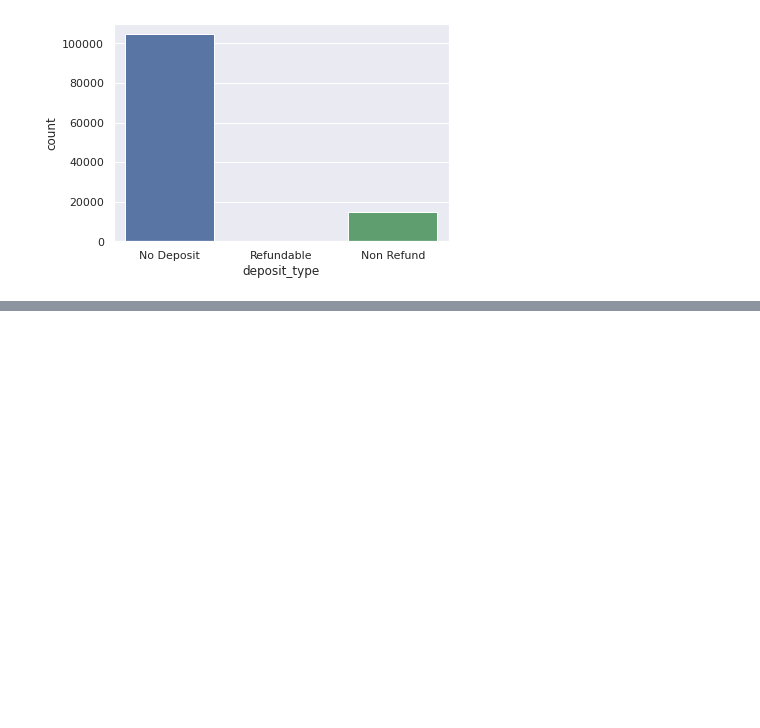
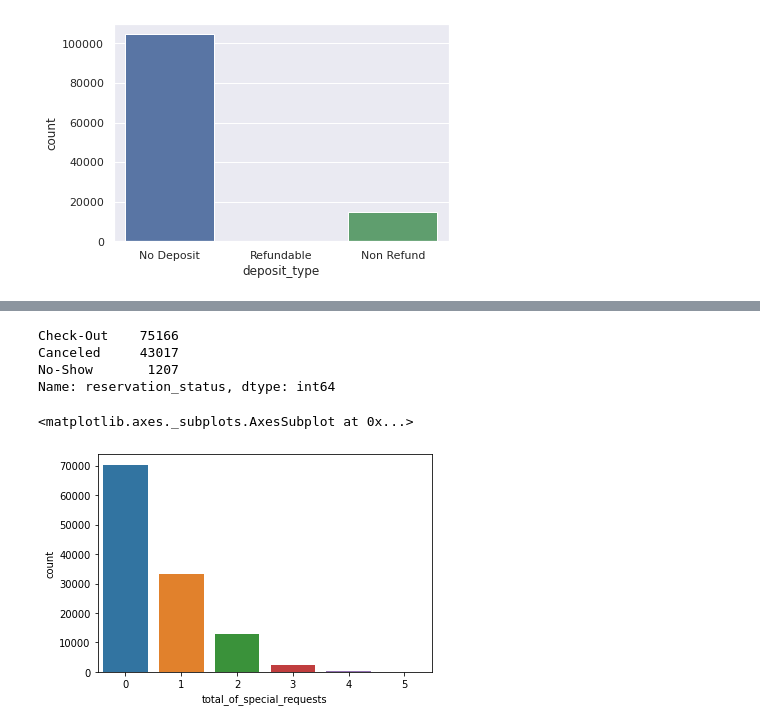
Before and after one commit to ChinmayRojatkar/EDA-Capstone-Hotel-Booking-Analysis, a Jupyter notebook: Hotel_Booking_Analysis_Capstone_Project.ipynb, the cells around one changed output, grey strips where cells are left out. Drawn from its saved outputs; the diff is of its cells as text; code cells hidden in the pictures; blank space fills up the shorter version.

```diff
--- a/Hotel_Booking_Analysis_Capstone_Project.ipynb
+++ b/Hotel_Booking_Analysis_Capstone_Project.ipynb
@@ -221,0 +227,12 @@ sns.countplot(booking.deposit_type)
+# %%
+booking.reservation_status.value_counts()
+# %% [output]
+Check-Out    75166
+Canceled     43017
+No-Show       1207
+Name: reservation_status, dtype: int64
+# %%
+sns.countplot(booking.total_of_special_requests)
+# %% [output]
+<matplotlib.axes._subplots.AxesSubplot at 0x...>
+[figure, added]
```
Also changed, not shown: parts of 2 cells of this notebook.
